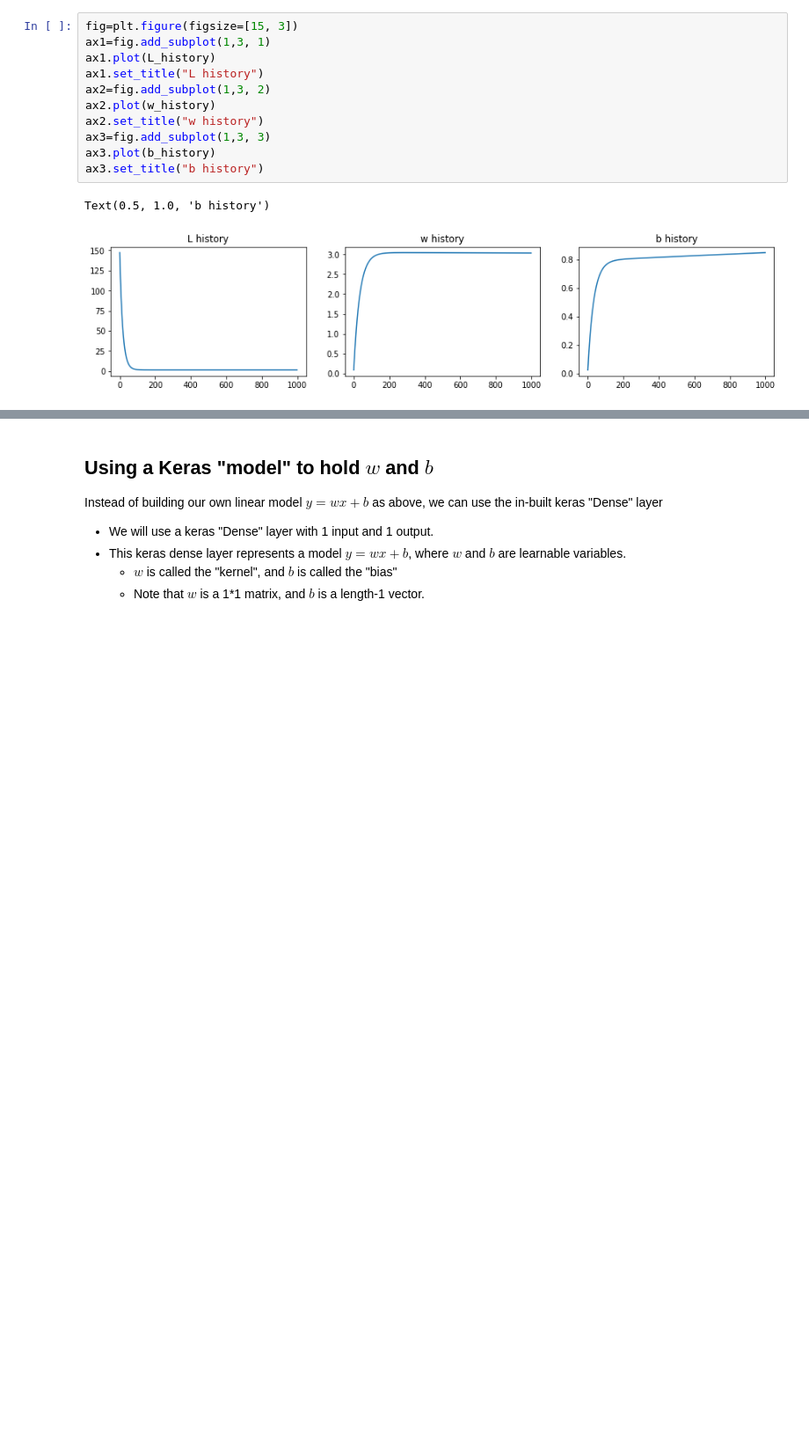
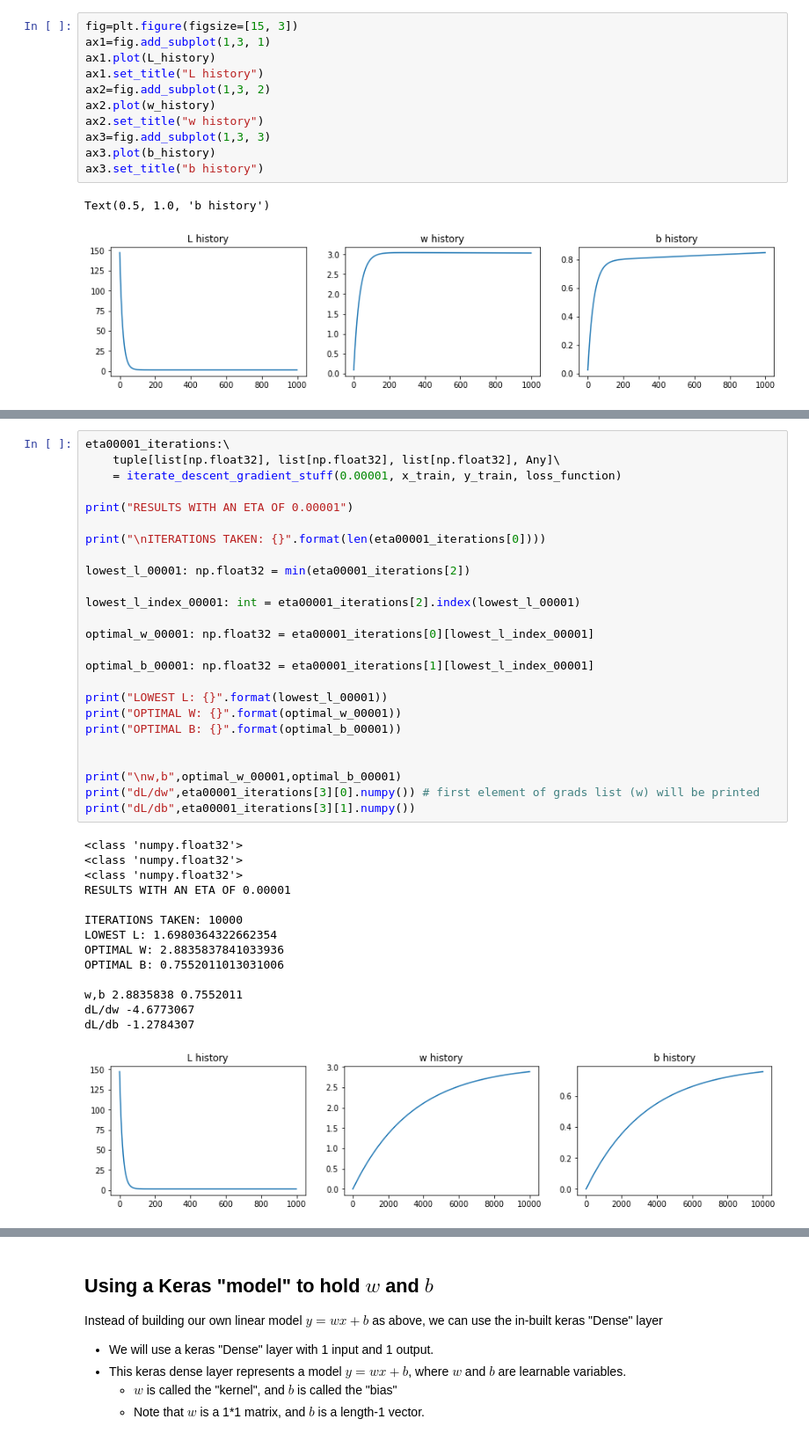
Before and after one commit to 11BelowStudio/ce811, a Jupyter notebook: lab2exercises/part1-IntroRegressionGradientDescent.ipynb, the cells around one changed output, grey strips where cells are left out. Shown at 88% size. Cells and saved outputs as stored; diff of their text form; blank space fills up the shorter version.

```diff
--- a/lab2exercises/part1-IntroRegressionGradientDescent.ipynb
+++ b/lab2exercises/part1-IntroRegressionGradientDescent.ipynb
@@ -406,0 +527,40 @@ AttributeError: 'numpy.float32' object has no attribute 'name'
+# %%
+eta00001_iterations:\
+    tuple[list[np.float32], list[np.float32], list[np.float32], Any]\
+    = iterate_descent_gradient_stuff(0.00001, x_train, y_train, loss_function)
+
+print("RESULTS WITH AN ETA OF 0.00001")
+
+print("\nITERATIONS TAKEN: {}".format(len(eta00001_iterations[0])))
+
+lowest_l_00001: np.float32 = min(eta00001_iterations[2])
+
+lowest_l_index_00001: int = eta00001_iterations[2].index(lowest_l_00001)
+
+optimal_w_00001: np.float32 = eta00001_iterations[0][lowest_l_index_00001]
+
+optimal_b_00001: np.float32 = eta00001_iterations[1][lowest_l_index_00001]
+
+print("LOWEST L: {}".format(lowest_l_00001))
+print("OPTIMAL W: {}".format(optimal_w_00001))
+print("OPTIMAL B: {}".format(optimal_b_00001))
+
+
+print("\nw,b",optimal_w_00001,optimal_b_00001)
+print("dL/dw",eta00001_iterations[3][0].numpy()) # first element of grads list (w) will be printed
+print("dL/db",eta00001_iterations[3][1].numpy())
+# %% [output]
+<class 'numpy.float32'>
+<class 'numpy.float32'>
+<class 'numpy.float32'>
+RESULTS WITH AN ETA OF 0.00001
+
+ITERATIONS TAKEN: 10000
+LOWEST L: 1.6980364322662354
+OPTIMAL W: 2.8835837841033936
+OPTIMAL B: 0.7552011013031006
+
+w,b 2.8835838 0.7552011
+dL/dw -4.6773067
+dL/db -1.2784307
+[figure, added]
```
Also changed, not shown: parts of 26 cells of this notebook, 2 other files.
